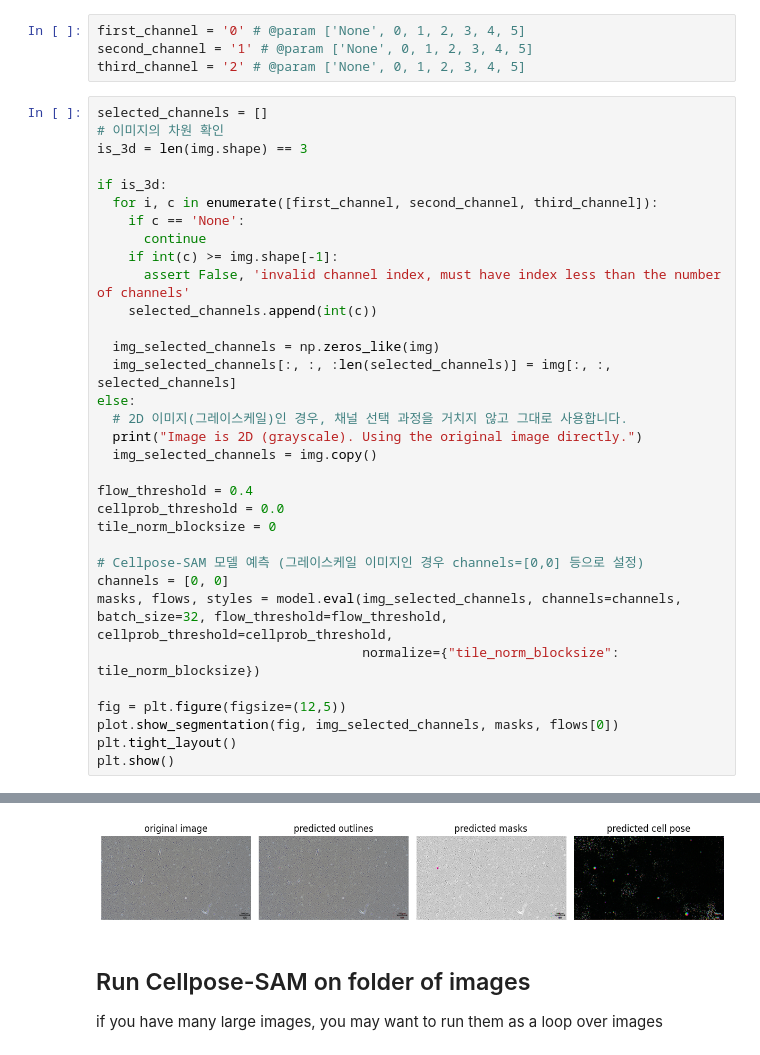
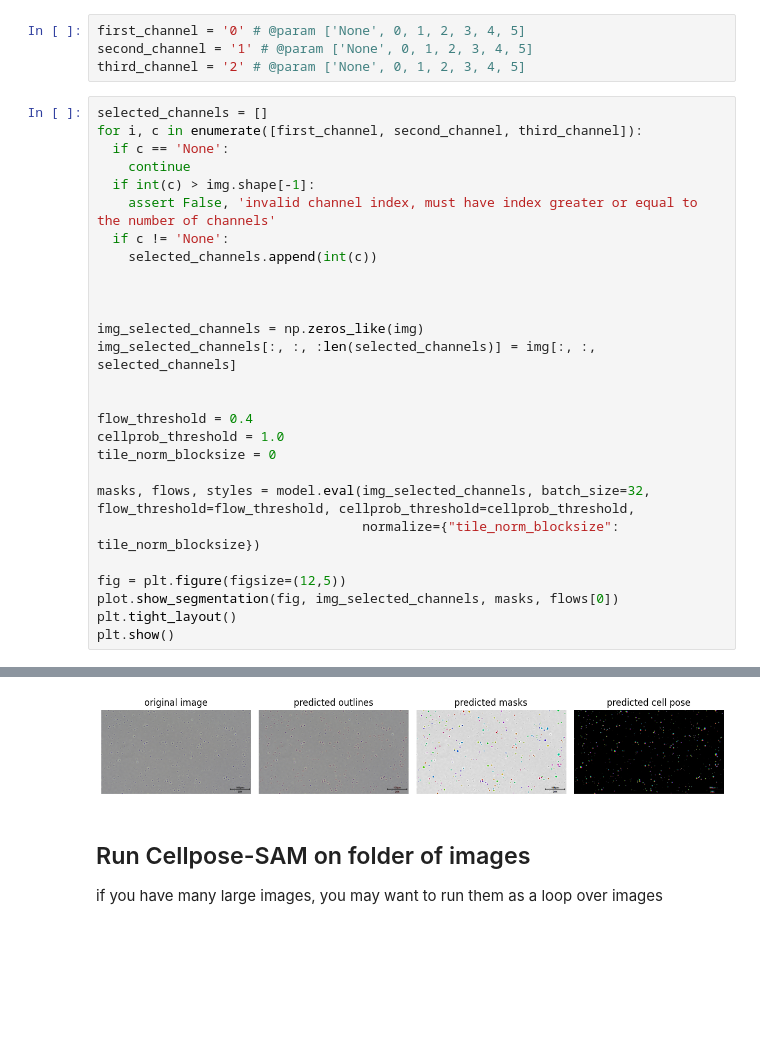
Before and after one commit to ak80333/esp_test, a Jupyter notebook: notebooks/run_Cellpose-SAM.ipynb, the cells around one changed output, grey strips where cells are left out. Saved outputs shown, nothing was run; the diff lists cells and outputs as text; blank space fills up the shorter version.

```diff
--- a/notebooks/run_Cellpose-SAM.ipynb
+++ b/notebooks/run_Cellpose-SAM.ipynb
@@ -169,31 +170,25 @@ second_channel = '1' # @param ['None', 0, 1, 2, 3, 4, 5]
 third_channel = '2' # @param ['None', 0, 1, 2, 3, 4, 5]
 # %%
 selected_channels = []
-# 이미지의 차원 확인
-is_3d = len(img.shape) == 3
-
-if is_3d:
-  for i, c in enumerate([first_channel, second_channel, third_channel]):
-    if c == 'None':
-      continue
-    if int(c) >= img.shape[-1]:
-      assert False, 'invalid channel index, must have index less than the number of channels'
+for i, c in enumerate([first_channel, second_channel, third_channel]):
+  if c == 'None':
+    continue
+  if int(c) > img.shape[-1]:
+    assert False, 'invalid channel index, must have index greater or equal to the number of channels'
+  if c != 'None':
     selected_channels.append(int(c))
 
-  img_selected_channels = np.zeros_like(img)
-  img_selected_channels[:, :, :len(selected_channels)] = img[:, :, selected_channels]
-else:
-  # 2D 이미지(그레이스케일)인 경우, 채널 선택 과정을 거치지 않고 그대로 사용합니다.
-  print("Image is 2D (grayscale). Using the original image directly.")
-  img_selected_channels = img.copy()
+
+
+img_selected_channels = np.zeros_like(img)
+img_selected_channels[:, :, :len(selected_channels)] = img[:, :, selected_channels]
+
 
 flow_threshold = 0.4
-cellprob_threshold = 0.0
+cellprob_threshold = 1.0
 tile_norm_blocksize = 0
 
-# Cellpose-SAM 모델 예측 (그레이스케일 이미지인 경우 channels=[0,0] 등으로 설정)
-channels = [0, 0]
-masks, flows, styles = model.eval(img_selected_channels, channels=channels, batch_size=32, flow_threshold=flow_threshold, cellprob_threshold=cellprob_threshold,
+masks, flows, styles = model.eval(img_selected_channels, batch_size=32, flow_threshold=flow_threshold, cellprob_threshold=cellprob_threshold,
                                   normalize={"tile_norm_blocksize": tile_norm_blocksize})
 
 fig = plt.figure(figsize=(12,5))
@@ -205,4 +199,4 @@ plt.show()
-[figure, old version]
+[figure, new version]
 # %% [markdown]
 ## Run Cellpose-SAM on folder of images
 
```
Also changed, not shown: parts of 8 cells of this notebook.
